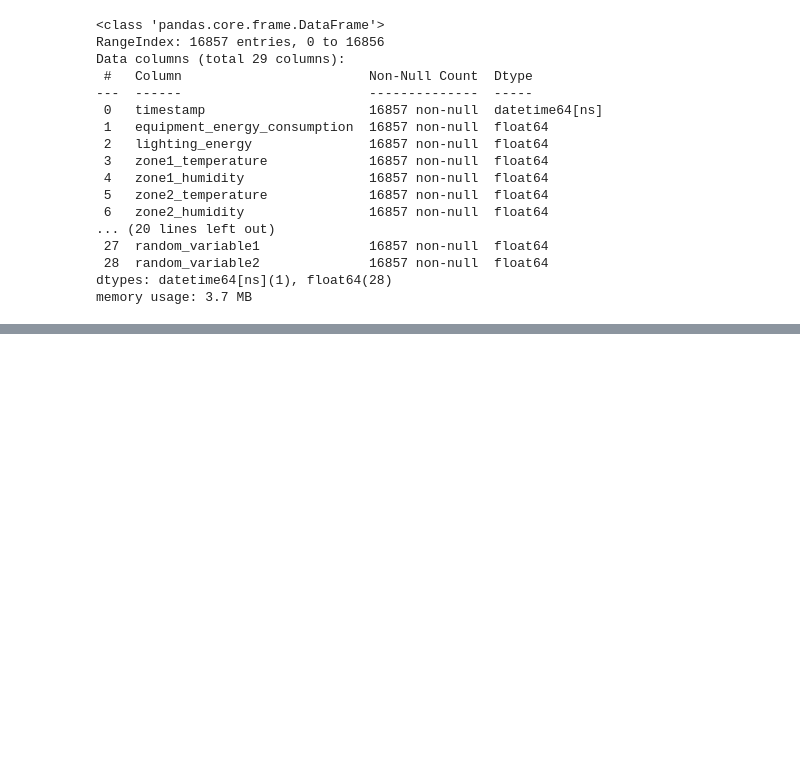
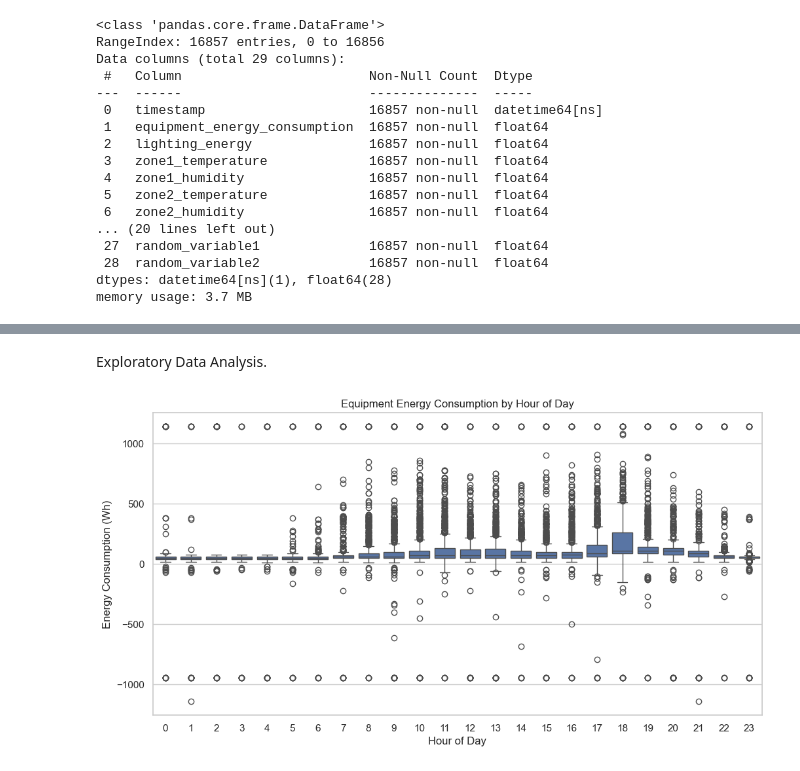
Before and after one commit to Sum000/DS-Intern-Assignment-Sumit_Behera, a Jupyter notebook: Assignment_solution.ipynb, the cells around one changed output, grey strips where cells are left out. Cells and saved outputs as stored; diff of their text form; code cells hidden in the pictures; blank space fills up the shorter version.

Commit message:
Workded on Exploratory Data Analysis

```diff
--- a/Assignment_solution.ipynb
+++ b/Assignment_solution.ipynb
@@ -190,0 +204,5 @@ memory usage: 3.7 MB
+# %% [markdown]
+Exploratory Data Analysis.
+# %%
+# Setting Seaborn theme for better visuals
+sns.set_theme(style="whitegrid", palette="deep")
@@ -190,0 +212,14 @@ memory usage: 3.7 MB
+# %%
+# Extracting hour and month for temporal analysis
+data['hour'] = data['timestamp'].dt.hour
+data['month'] = data['timestamp'].dt.month
+# %%
+# Plotting energy consumption by hour
+plt.figure(figsize=(12, 6))
+sns.boxplot(x='hour', y='equipment_energy_consumption', data=data)
+plt.title('Equipment Energy Consumption by Hour of Day')
+plt.xlabel('Hour of Day')
+plt.ylabel('Energy Consumption (Wh)')
+plt.show()
+# %% [output]
+[figure, added]
```
Also changed, not shown: parts of 26 cells of this notebook.
